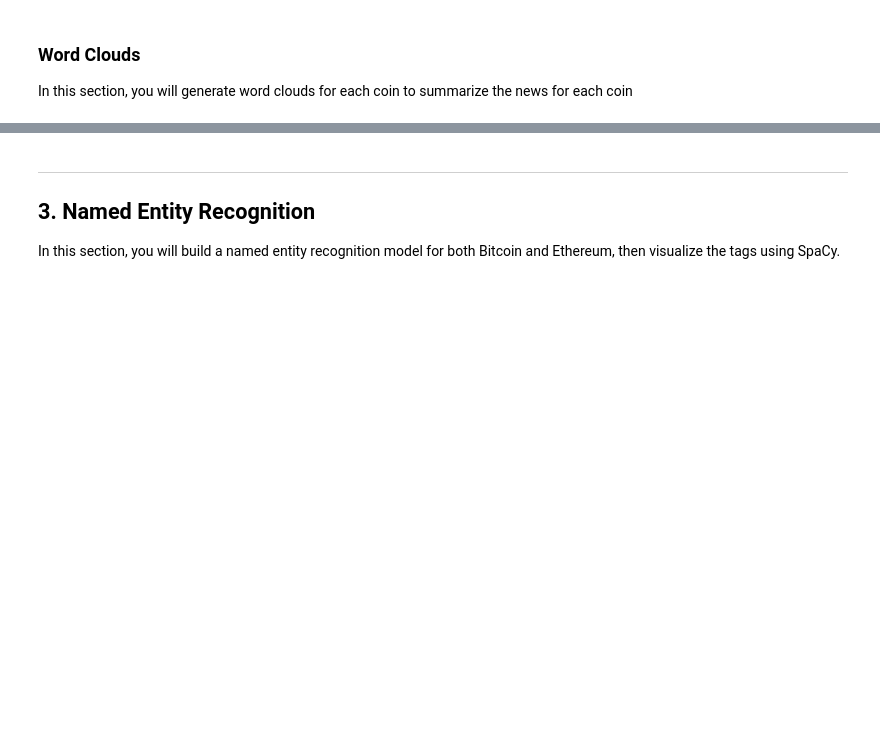
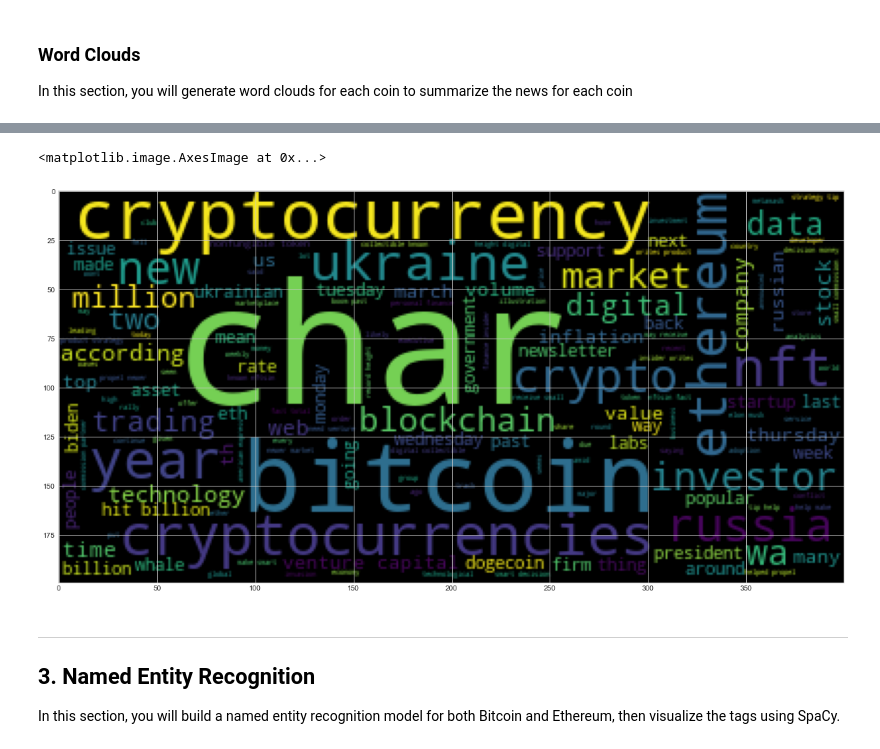
Before and after one commit to CascadingDoomPony/Natural-Language-Processing, a Jupyter notebook: crypto_sentiment.ipynb, the cells around one changed output, grey strips where cells are left out. Cells and saved outputs as stored; diff of their text form; code cells hidden in the pictures; blank space fills up the shorter version.

```diff
--- a/crypto_sentiment.ipynb
+++ b/crypto_sentiment.ipynb
@@ -320,6 +325,11 @@ mpl.rcParams['figure.figsize'] = [20.0, 10.0]
 # %%
 # Generate the Ethereum word cloud
-# YOUR CODE HERE!
+cloud_text = " ".join(ethereum_words)
+wc = WordCloud().generate(cloud_text)
+plt.imshow(wc)
+# %% [output]
+<matplotlib.image.AxesImage at 0x...>
+[figure, added]
 # %% [markdown]
 ---
 ## 3. Named Entity Recognition
```
Also changed, not shown: parts of 10 cells of this notebook.
